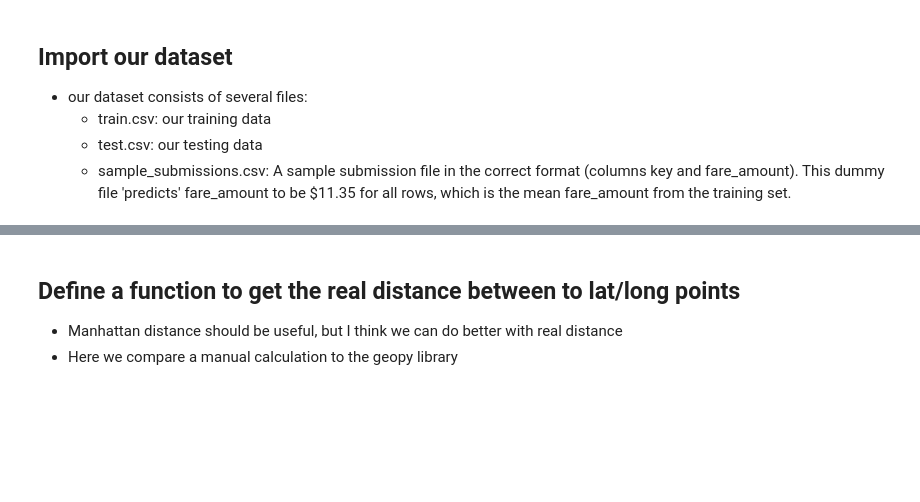
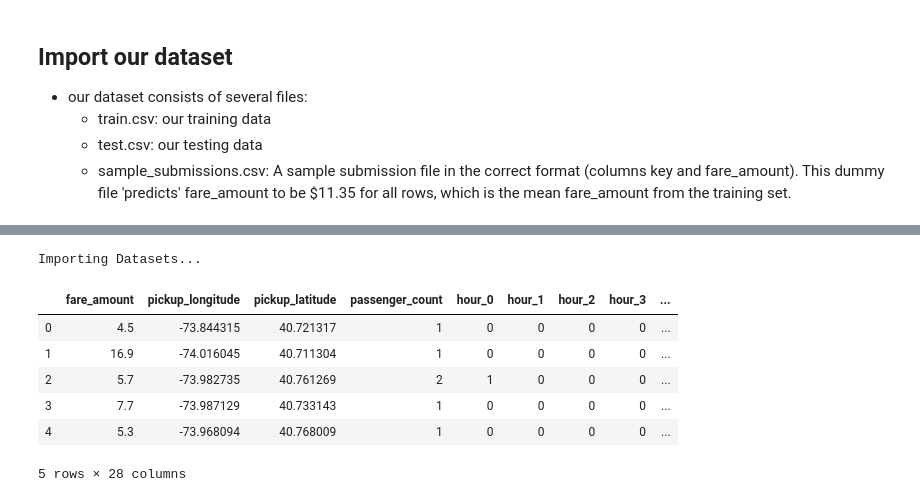
Before and after one commit to austinv211/PredictingTaxiFares, a Jupyter notebook: farePrediction.ipynb, the cells around one changed output, grey strips where cells are left out. Drawn from its saved outputs; the diff is of its cells as text; code cells hidden in the pictures; blank space fills up the shorter version.

```diff
--- a/farePrediction.ipynb
+++ b/farePrediction.ipynb
@@ -94,4 +35,0 @@ TRAIN['pickup_longitude'].iloc[0], TRAIN['dropoff_longitude'].iloc[0])
-# %% [markdown]
-## Define a function to get the real distance between to lat/long points
-- Manhattan distance should be useful, but I think we can do better with real distance
-- Here we compare a manual calculation to the geopy library
@@ -123,0 +36,76 @@ print(f'Manual: {dist_test_1} km\nGeopy: {dist_test_2} km')
+# %%
+import pandas as pd
+import os
+import sys
+import numpy as np
+
+TOTAL_ROWS = 55423855
+
+DATA_FILES_PATH = 'projectDataFiles/'
+
+# training data types
+TRAINING_TYPES = {
+    'fare_amount': 'float32',
+    'pickup_datetime': 'str',
+    'pickup_longitude': 'float32',
+    'pickup_latitude': 'float32',
+    'dropoff_longitude': 'float32',
+    'dropoff_latitude': 'float32',
+    'passenger_count': 'uint8'
+}
+
+COLUMNS = list(TRAINING_TYPES.keys()) + ['real_dist']
+
+FEATURES = [item for item in COLUMNS if item != 'fare_amount']
+
+LABEL = 'fare_amount'
+
+def import_training_dataset_limit(file_path, row_limit=100000):
+    """
+    function to import the dataset into a pandas dataframe.
+
+    Takes a row limit to limit the number of rows read.
+    """
+    if row_limit:
+        return pd.read_csv(file_path, nrows=row_limit)
+    else:
+        return pd.read_csv(file_path)
+
+
+def get_df_list(file_path, chunksize=1000000):
+    df_list = []
+    pd.set_option('use_inf_as_na', True)
+    for df_chunk in pd.read_csv(file_path, chunksize=chunksize, dtype=TRAINING_TYPES):
+        df_chunk['pickup_datetime'] = df_chunk['pickup_datetime'].str.slice(0, 16)
+        df_chunk['pickup_datetime'] = pd.to_datetime(df_chunk['pickup_datetime'], utc=True, format='%Y-%m-%d %H:%M')
+        df_chunk['real_dist'] = haversine(df_chunk['pickup_latitude'], df_chunk['pickup_longitude'], df_chunk['dropoff_latitude'], df_chunk['dropoff_longitude'])
+        df_chunk['hour'] = df_chunk['pickup_datetime'].dt.hour
+        add_col = pd.get_dummies(df_chunk['hour'], prefix='hour')
+        df_chunk = pd.concat([df_chunk, add_col], axis=1)
+        df_chunk.drop(['hour', 'key', 'pickup_datetime'], axis=1, inplace=True)
+        df_chunk.dropna(axis=1, how='any', inplace=True)
+        df_list.append(df_chunk)
+    return df_list
+
+
+def read_feathered_data(file_path):
+    return pd.read_feather(file_path)
+
+def feather_dataset(dataframe, file_out):
+    dataframe.to_feather(file_out)
+
+# import the dataset as a list of chunks, from here we can do our processing at a chunk level
+print('Importing Datasets...')
+TRAINING_LIST = get_df_list(f'{DATA_FILES_PATH}train.csv')
+TEST = pd.concat(get_df_list(f'{DATA_FILES_PATH}test.csv'))
+
+TRAINING_LIST[0].head()
+# %% [output]
+Importing Datasets...
+|  | fare_amount | pickup_longitude | pickup_latitude | passenger_count | hour_0 | hour_1 | hour_2 | hour_3 | ... |
+| 0 | 4.5 | -73.844315 | 40.721317 | 1 | 0 | 0 | 0 | 0 | ... |
+| 1 | 16.9 | -74.016045 | 40.711304 | 1 | 0 | 0 | 0 | 0 | ... |
+| 2 | 5.7 | -73.982735 | 40.761269 | 2 | 1 | 0 | 0 | 0 | ... |
+| 3 | 7.7 | -73.987129 | 40.733143 | 1 | 0 | 0 | 0 | 0 | ... |
+| 4 | 5.3 | -73.968094 | 40.768009 | 1 | 0 | 0 | 0 | 0 | ... |
+5 rows × 28 columns
```
Also changed, not shown: parts of 9 cells of this notebook, 1 other file.
